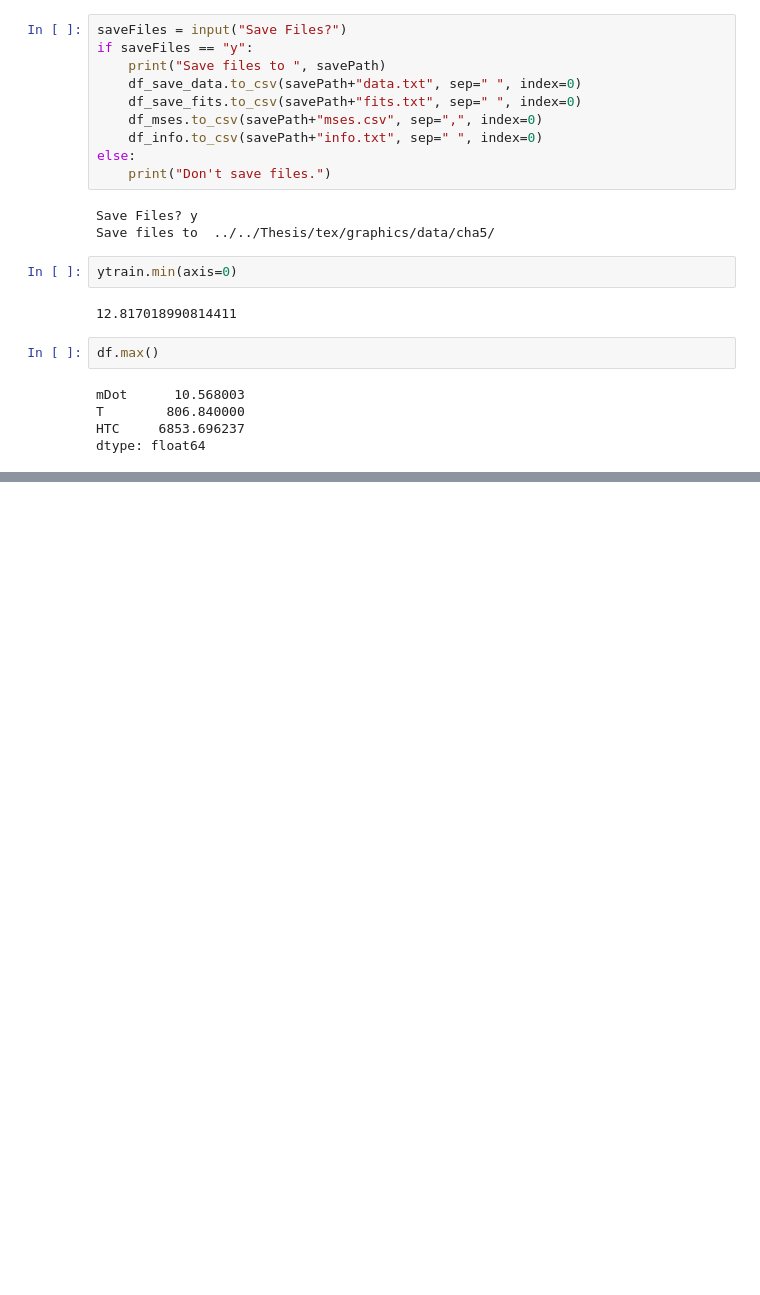
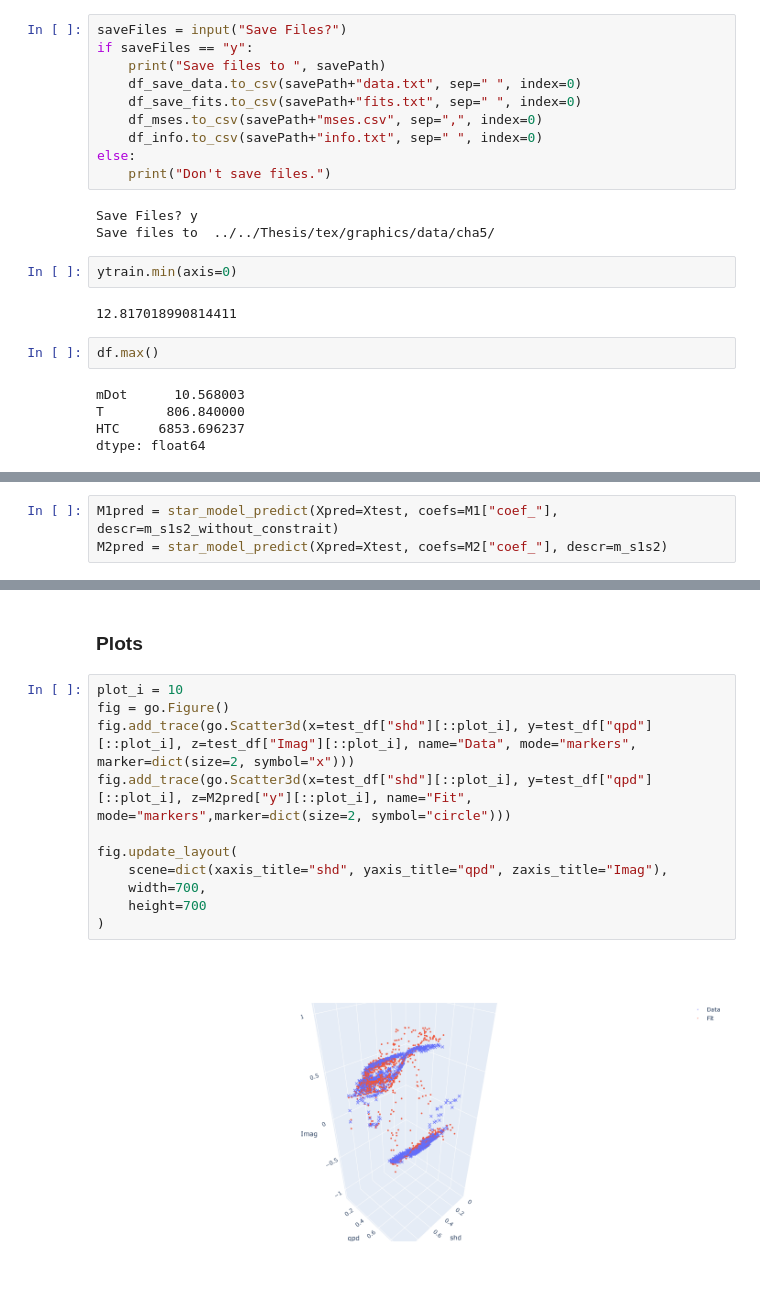
Before and after one commit to j-cap/Master-Thesis, a Jupyter notebook: Code/SplinesInPython/code-rewriting.ipynb, the cells around one changed output, grey strips where cells are left out. Drawn from its saved outputs; the diff is of its cells as text; blank space fills up the shorter version.

```diff
--- a/Code/SplinesInPython/code-rewriting.ipynb
+++ b/Code/SplinesInPython/code-rewriting.ipynb
@@ -600,0 +697,3 @@ dtype: float64
+# %%
+M1pred = star_model_predict(Xpred=Xtest, coefs=M1["coef_"], descr=m_s1s2_without_constrait)
+M2pred = star_model_predict(Xpred=Xtest, coefs=M2["coef_"], descr=m_s1s2)
@@ -600,0 +723,15 @@ dtype: float64
+# %% [markdown]
+### Plots
+# %%
+plot_i = 10
+fig = go.Figure()
+fig.add_trace(go.Scatter3d(x=test_df["shd"][::plot_i], y=test_df["qpd"][::plot_i], z=test_df["Imag"][::plot_i], name="Data", mode="markers", marker=dict(size=2, symbol="x")))
+fig.add_trace(go.Scatter3d(x=test_df["shd"][::plot_i], y=test_df["qpd"][::plot_i], z=M2pred["y"][::plot_i], name="Fit", mode="markers",marker=dict(size=2, symbol="circle")))
+
+fig.update_layout(
+    scene=dict(xaxis_title="shd", yaxis_title="qpd", zaxis_title="Imag"),
+    width=700,
+    height=700
+)
+# %% [output]
+[figure, added]
```
Also changed, not shown: parts of 21 cells of this notebook, 6 other files.
